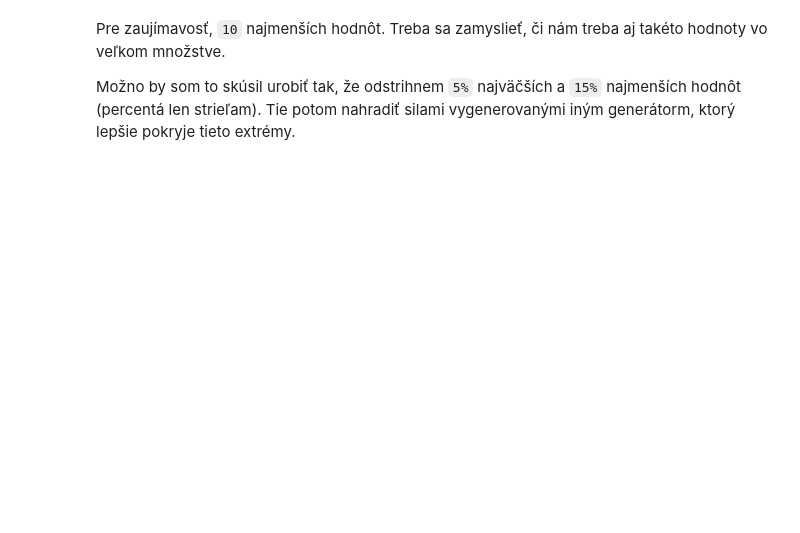
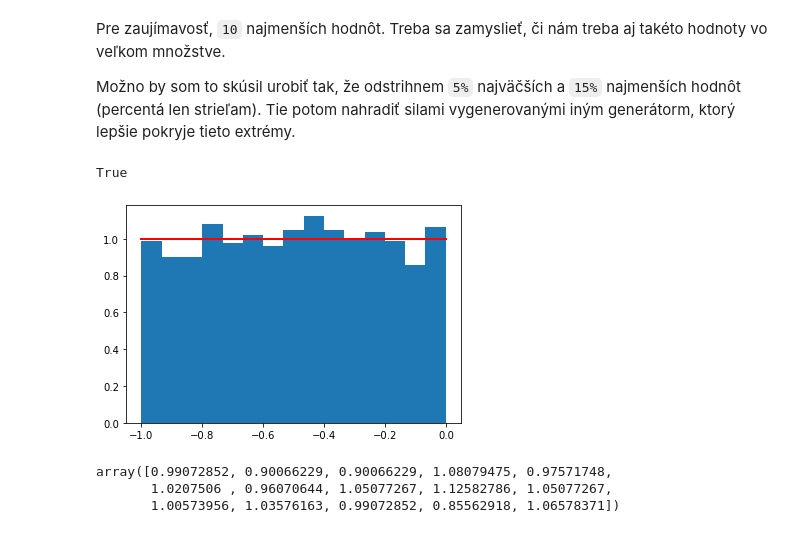
Before and after one commit to RichardSchwarcz/RFEM_API_tensegrity, a Jupyter notebook: random_number_generator.ipynb, the cells around one changed output. Drawn from its saved outputs; the diff is of its cells as text; code cells hidden in the pictures; blank space fills up the shorter version.

```diff
--- a/random_number_generator.ipynb
+++ b/random_number_generator.ipynb
@@ -347,3 +349,20 @@ top_10_smallest
 Pre zaujímavosť, `10` najmenších hodnôt. Treba sa zamyslieť, či nám treba aj takéto hodnoty vo veľkom množstve.
 
 Možno by som to skúsil urobiť tak, že odstrihnem `5%` najväčších a `15%` najmenších hodnôt (percentá len strieľam). Tie potom nahradiť silami vygenerovanými iným generátorm, ktorý lepšie pokryje tieto extrémy.
+# %%
+s = np.random.default_rng().uniform(-1,0,1000)
+np.all(s >= -1)
+# %% [output]
+True
+# %%
+count, bins, ignored = plt.hist(s, 15, density=True)
+plt.plot(bins, np.ones_like(bins), linewidth=2, color='r')
+plt.show()
+# %% [output]
+[figure, added]
+# %%
+count
+# %% [output]
+array([0.99072852, 0.90066229, 0.90066229, 1.08079475, 0.97571748,
+       1.0207506 , 0.96070644, 1.05077267, 1.12582786, 1.05077267,
+       1.00573956, 1.03576163, 0.99072852, 0.85562918, 1.06578371])
```
Also changed, not shown: parts of 10 cells of this notebook.
